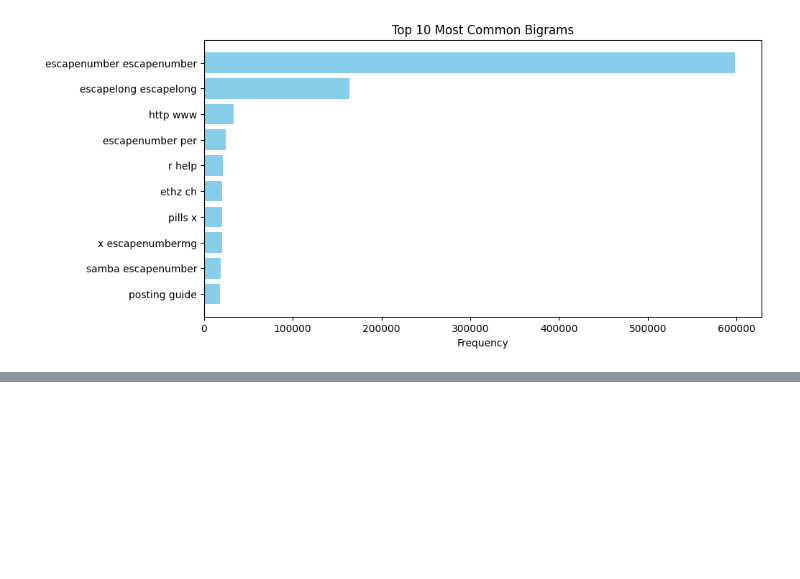
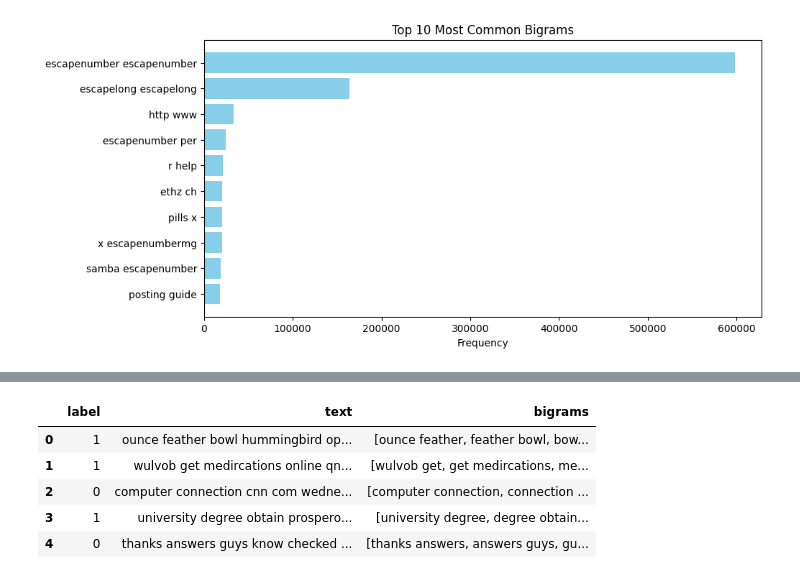
Before and after one commit to sergio11/spam_email_classifier_lstm, a Jupyter notebook: Spam_Email_Classification.ipynb, the cells around one changed output, grey strips where cells are left out. Cells and saved outputs as stored; diff of their text form; code cells hidden in the pictures; blank space fills up the shorter version.

```diff
--- a/Spam_Email_Classification.ipynb
+++ b/Spam_Email_Classification.ipynb
@@ -408,0 +436,9 @@ plt.show()
+# %%
+df.head()
+# %% [output]
+|  | label | text | bigrams |
+| 0 | 1 | ounce feather bowl hummingbird op... | [ounce feather, feather bowl, bow... |
+| 1 | 1 | wulvob get medircations online qn... | [wulvob get, get medircations, me... |
+| 2 | 0 | computer connection cnn com wedne... | [computer connection, connection ... |
+| 3 | 1 | university degree obtain prospero... | [university degree, degree obtain... |
+| 4 | 0 | thanks answers guys know checked ... | [thanks answers, answers guys, gu... |
```
Also changed, not shown: parts of 17 cells of this notebook.
